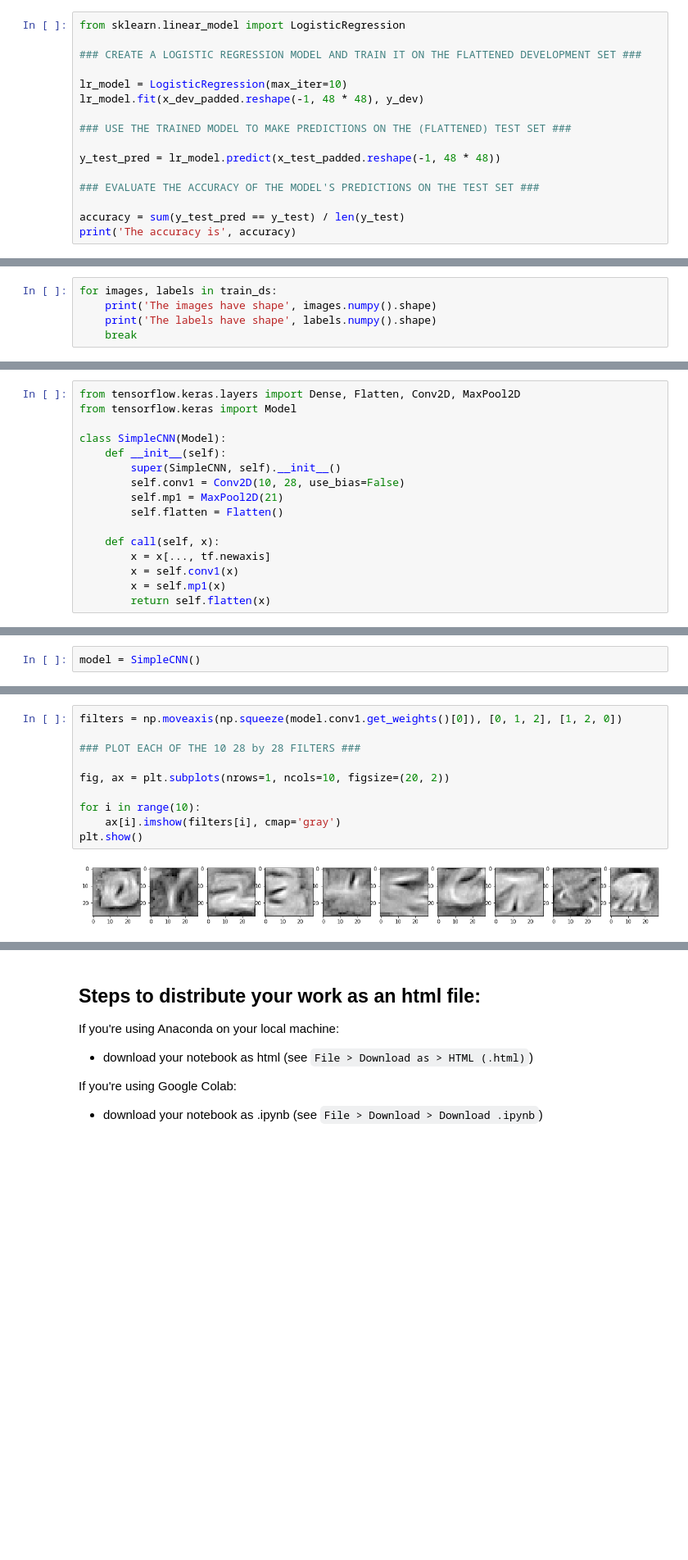
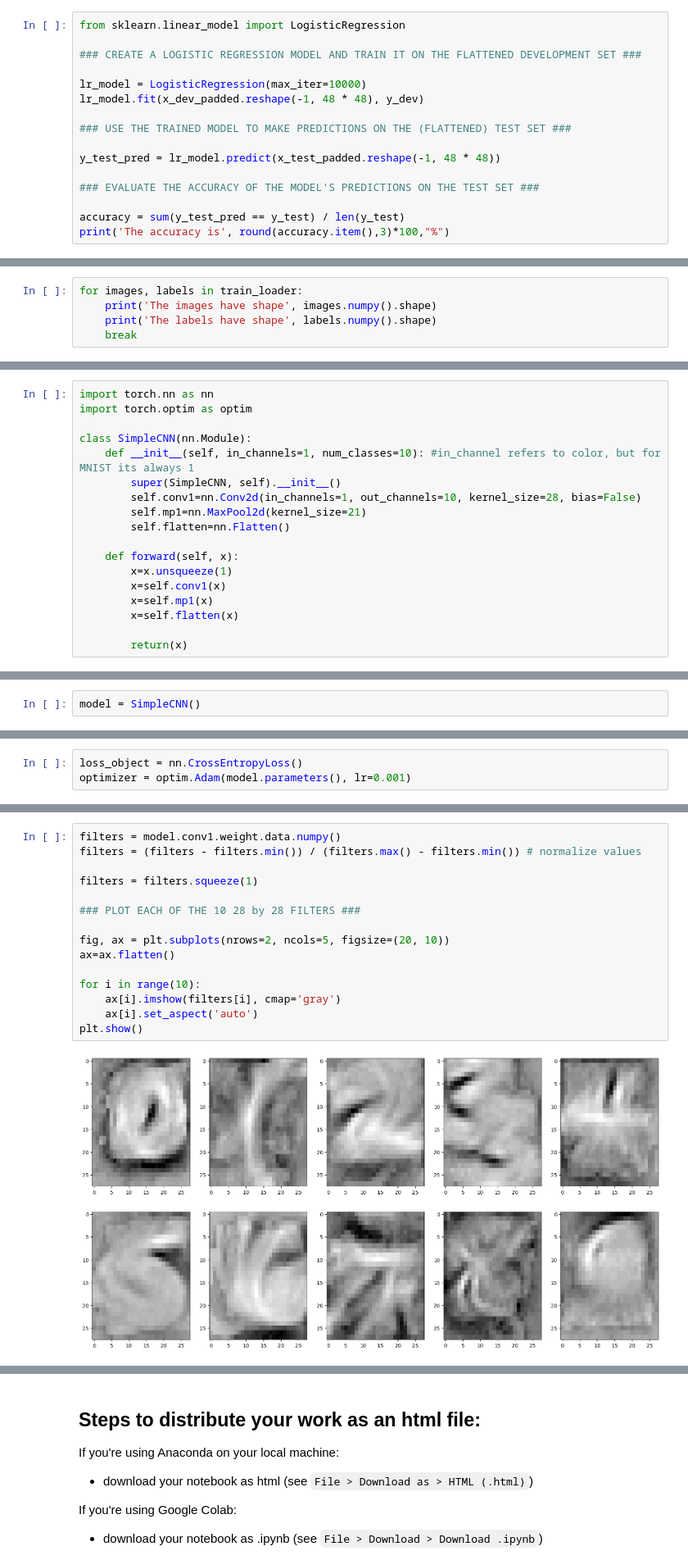
Before and after one commit to engelhard-lab/collaborative-ml-notebooks, a Jupyter notebook: notebooks/better_mnist_predictions_key.ipynb, the cells around one changed output, grey strips where cells are left out. Shown at 82% size. Saved outputs shown, nothing was run; the diff lists cells and outputs as text; blank space fills up the shorter version.

Commit message:
Updated better_mnist_predictions_key to PyTorch

```diff
--- a/notebooks/better_mnist_predictions_key.ipynb
+++ b/notebooks/better_mnist_predictions_key.ipynb
@@ -83,7 +127,7 @@ from sklearn.linear_model import LogisticRegression
 
 ### CREATE A LOGISTIC REGRESSION MODEL AND TRAIN IT ON THE FLATTENED DEVELOPMENT SET ###
 
-lr_model = LogisticRegression(max_iter=10)
+lr_model = LogisticRegression(max_iter=10000)
 lr_model.fit(x_dev_padded.reshape(-1, 48 * 48), y_dev)
 
 ### USE THE TRAINED MODEL TO MAKE PREDICTIONS ON THE (FLATTENED) TEST SET ###
@@ -93,5 +137,5 @@ y_test_pred = lr_model.predict(x_test_padded.reshape(-1, 48 * 48))
 ### EVALUATE THE ACCURACY OF THE MODEL'S PREDICTIONS ON THE TEST SET ###
 
 accuracy = sum(y_test_pred == y_test) / len(y_test)
-print('The accuracy is', accuracy)
+print('The accuracy is', round(accuracy.item(),3)*100,"%")
 # %% [output]
@@ -137,7 +194,7 @@ test_ds = tf.data.Dataset.from_tensor_slices((x_test_padded.astype('float32'), y
 # %% [markdown]
 We can then loop over our batches as shown in the next block. Here our goal is just to see what a single batch looks like, so we'll break the loop after printing out the first batch.
 # %%
-for images, labels in train_ds:
+for images, labels in train_loader:
     print('The images have shape', images.numpy().shape)
     print('The labels have shape', labels.numpy().shape)
     break
@@ -163,16 +223,18 @@ In the code below, we'll define our new, `SimpleCNN` class based on the model cl
 # %%
-from tensorflow.keras.layers import Dense, Flatten, Conv2D, MaxPool2D
-from tensorflow.keras import Model
+import torch.nn as nn
+import torch.optim as optim
 
-class SimpleCNN(Model):
-    def __init__(self):
+class SimpleCNN(nn.Module):
+    def __init__(self, in_channels=1, num_classes=10): #in_channel refers to color, but for MNIST its always 1
         super(SimpleCNN, self).__init__()
-        self.conv1 = Conv2D(10, 28, use_bias=False)
-        self.mp1 = MaxPool2D(21)
-        self.flatten = Flatten()
+        self.conv1=nn.Conv2d(in_channels=1, out_channels=10, kernel_size=28, bias=False)
+        self.mp1=nn.MaxPool2d(kernel_size=21)
+        self.flatten=nn.Flatten()
 
-    def call(self, x):
-        x = x[..., tf.newaxis]
-        x = self.conv1(x)
-        x = self.mp1(x)
-        return self.flatten(x)
+    def forward(self, x):
+        x=x.unsqueeze(1)
+        x=self.conv1(x)
+        x=self.mp1(x)
+        x=self.flatten(x)
+
+        return(x)
@@ -190 +251,4 @@ optimizer = tf.keras.optimizers.Adam() # modified stochastic gradient descent op
+# %%
+loss_object = nn.CrossEntropyLoss()
+optimizer = optim.Adam(model.parameters(), lr=0.001)
 # %% [markdown]
@@ -244,13 +316,18 @@ The filters of the trained model can be accessed as an attribute of the `model.c
 # %%
-filters = np.moveaxis(np.squeeze(model.conv1.get_weights()[0]), [0, 1, 2], [1, 2, 0])
+filters = model.conv1.weight.data.numpy()
+filters = (filters - filters.min()) / (filters.max() - filters.min()) # normalize values
+
+filters = filters.squeeze(1)
 
 ### PLOT EACH OF THE 10 28 by 28 FILTERS ###
 
-fig, ax = plt.subplots(nrows=1, ncols=10, figsize=(20, 2))
+fig, ax = plt.subplots(nrows=2, ncols=5, figsize=(20, 10))
+ax=ax.flatten()
 
 for i in range(10):
     ax[i].imshow(filters[i], cmap='gray')
+    ax[i].set_aspect('auto')
 plt.show()
 # %% [output]
-[figure, old version]
+[figure, new version]
 # %% [markdown]
```
Also changed, not shown: parts of 29 cells of this notebook.
